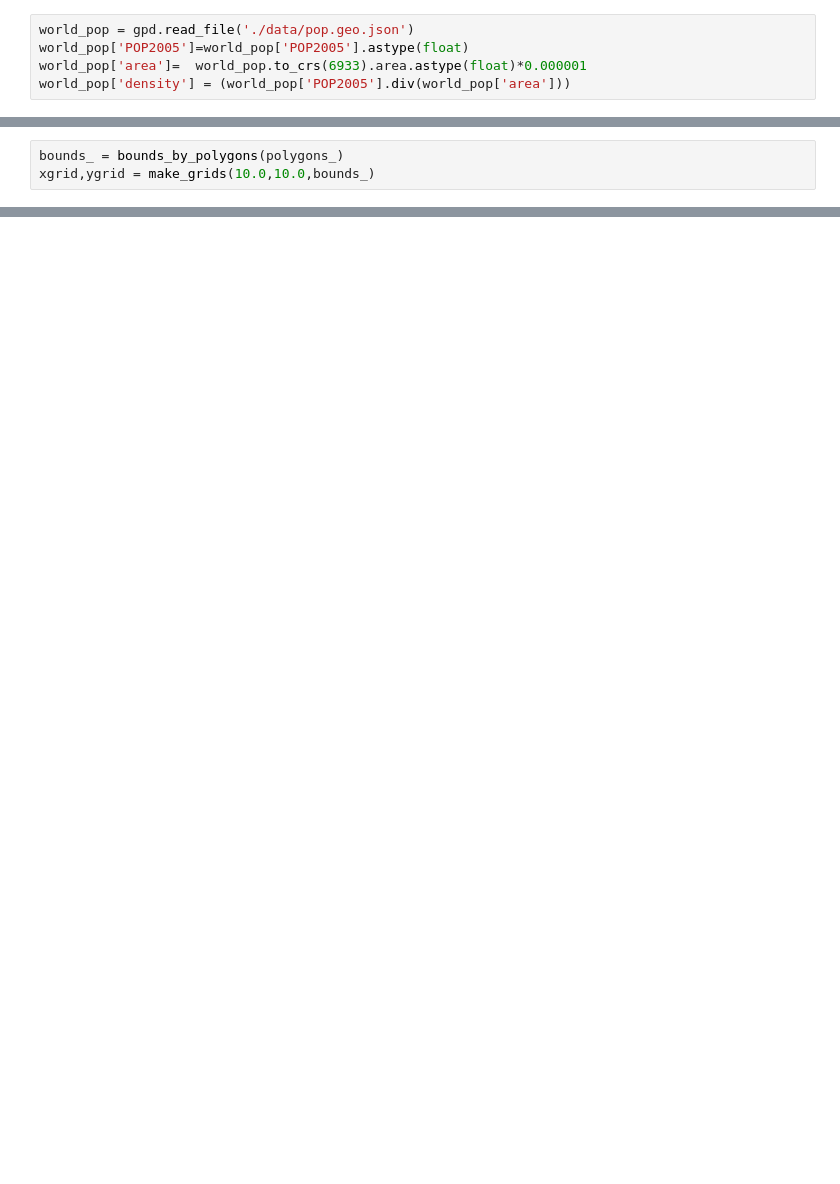
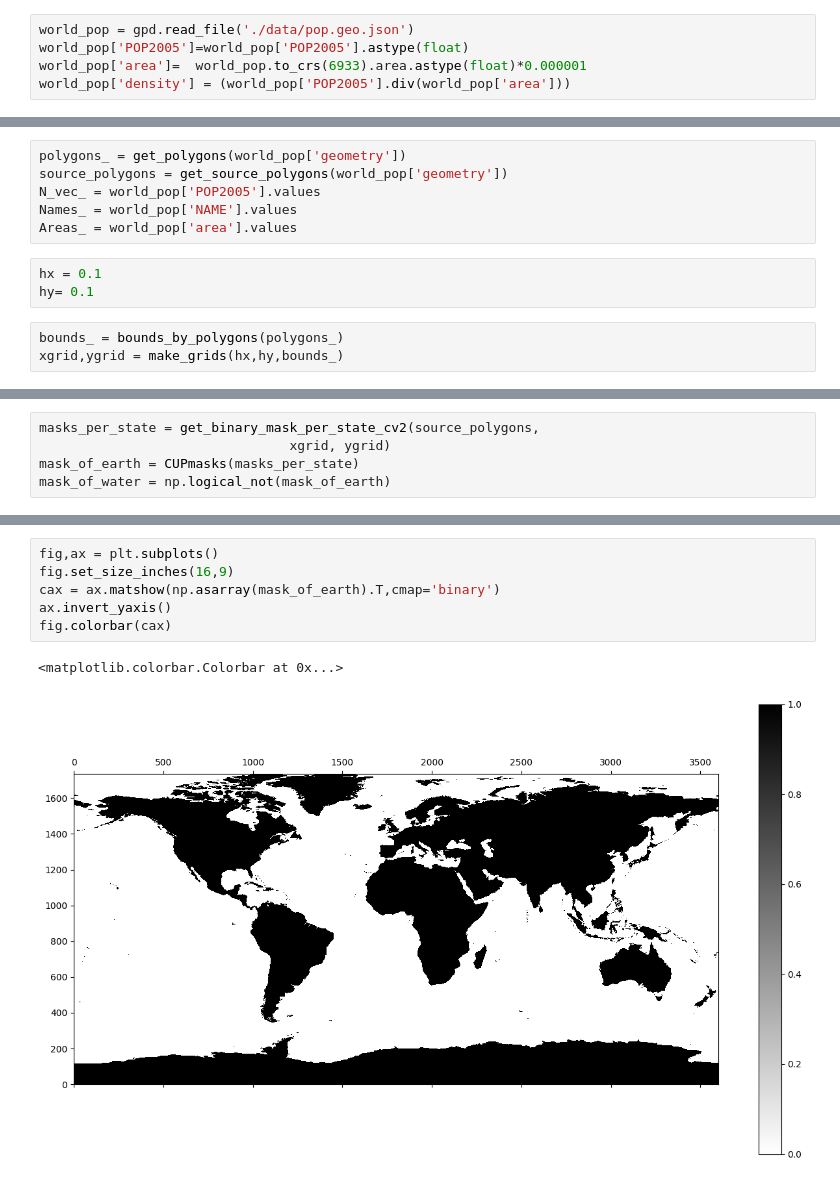
Before and after one commit to RepnikovPavel/GlobalDynamics, a Jupyter notebook: code.ipynb, the cells around one changed output, grey strips where cells are left out. Cells and saved outputs as stored; diff of their text form; blank space fills up the shorter version.

```diff
--- a/code.ipynb
+++ b/code.ipynb
@@ -10,5 +10,14 @@ polygons_ = get_polygons(world_pop['geometry'])
+# %%
+polygons_ = get_polygons(world_pop['geometry'])
+source_polygons = get_source_polygons(world_pop['geometry'])
+N_vec_ = world_pop['POP2005'].values
+Names_ = world_pop['NAME'].values
+Areas_ = world_pop['area'].values
+# %%
+hx = 0.1
+hy= 0.1
 # %%
 bounds_ = bounds_by_polygons(polygons_)
-xgrid,ygrid = make_grids(10.0,10.0,bounds_)
+xgrid,ygrid = make_grids(hx,hy,bounds_)
 # %%
 fig,ax = plt.subplots()
@@ -24,0 +36,5 @@ for i in range(len(ygrid)):
+# %%
+masks_per_state = get_binary_mask_per_state_cv2(source_polygons,
+                                xgrid, ygrid)
+mask_of_earth = CUPmasks(masks_per_state)
+mask_of_water = np.logical_not(mask_of_earth)
@@ -24,0 +54,9 @@ for i in range(len(ygrid)):
+# %%
+fig,ax = plt.subplots()
+fig.set_size_inches(16,9)
+cax = ax.matshow(np.asarray(mask_of_earth).T,cmap='binary')
+ax.invert_yaxis()
+fig.colorbar(cax)
+# %% [output]
+<matplotlib.colorbar.Colorbar at 0x...>
+[figure, added]
```
Also changed, not shown: parts of 7 cells of this notebook, 1 other file.
